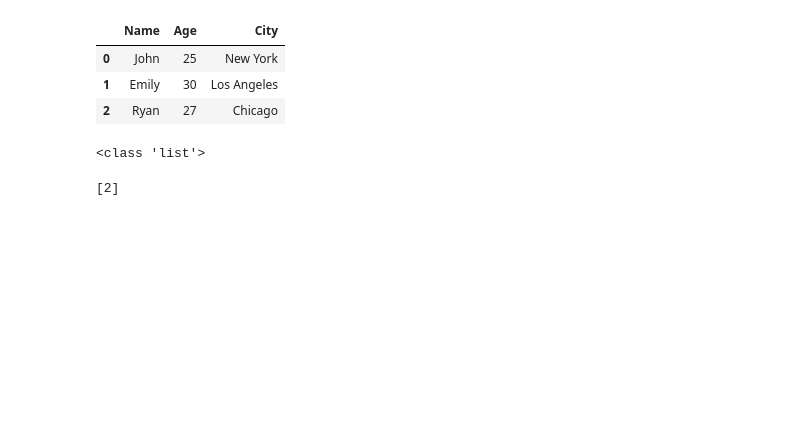
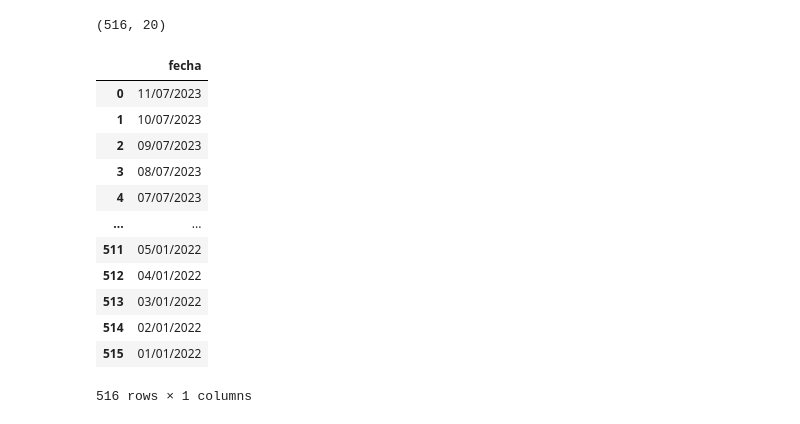
Before and after one commit to nick0413/bot_facialtech, a Jupyter notebook: pd_test.ipynb, the cells around one changed output. Cells and saved outputs as stored; diff of their text form; code cells hidden in the pictures; blank space fills up the shorter version.

```diff
--- a/pd_test.ipynb
+++ b/pd_test.ipynb
@@ -3,20 +0,0 @@ import pandas as pd
-# %%
-data = {'Name': ['John', 'Emily', 'Ryan'],
-        'Age': [25, 30, 27],
-        'City': ['New York', 'Los Angeles', 'Chicago']}
-
-
-df = pd.DataFrame(data)
-df
-# %% [output]
-|  | Name | Age | City |
-| 0 | John | 25 | New York |
-| 1 | Emily | 30 | Los Angeles |
-| 2 | Ryan | 27 | Chicago |
-# %%
-indices=df.loc[df['Age']==27]
-a=indices.index
-a
-# %% [output]
-<class 'list'>
-[2]
@@ -22,0 +15,25 @@ a
+# %%
+df=pd.read_csv("Datos.csv",dtype='str')
+df[df.columns[1:]] = df[df.columns[1:]].apply(lambda x: x.str.replace('$','')).apply(lambda x: x.str.replace(',','')).apply(lambda x: x.str.replace('.','')).astype(np.float64)
+fechas=df['fecha'].to_frame()
+x=df.drop(columns=["fecha"])
+datos=x.to_numpy()
+datos.shape
+# %% [output]
+(516, 20)
+# %%
+fechas
+# %% [output]
+|  | fecha |
+| 0 | 11/07/2023 |
+| 1 | 10/07/2023 |
+| 2 | 09/07/2023 |
+| 3 | 08/07/2023 |
+| 4 | 07/07/2023 |
+| ... | ... |
+| 511 | 05/01/2022 |
+| 512 | 04/01/2022 |
+| 513 | 03/01/2022 |
+| 514 | 02/01/2022 |
+| 515 | 01/01/2022 |
+516 rows × 1 columns
```
Also changed, not shown: parts of 4 cells of this notebook, 6 other files.
